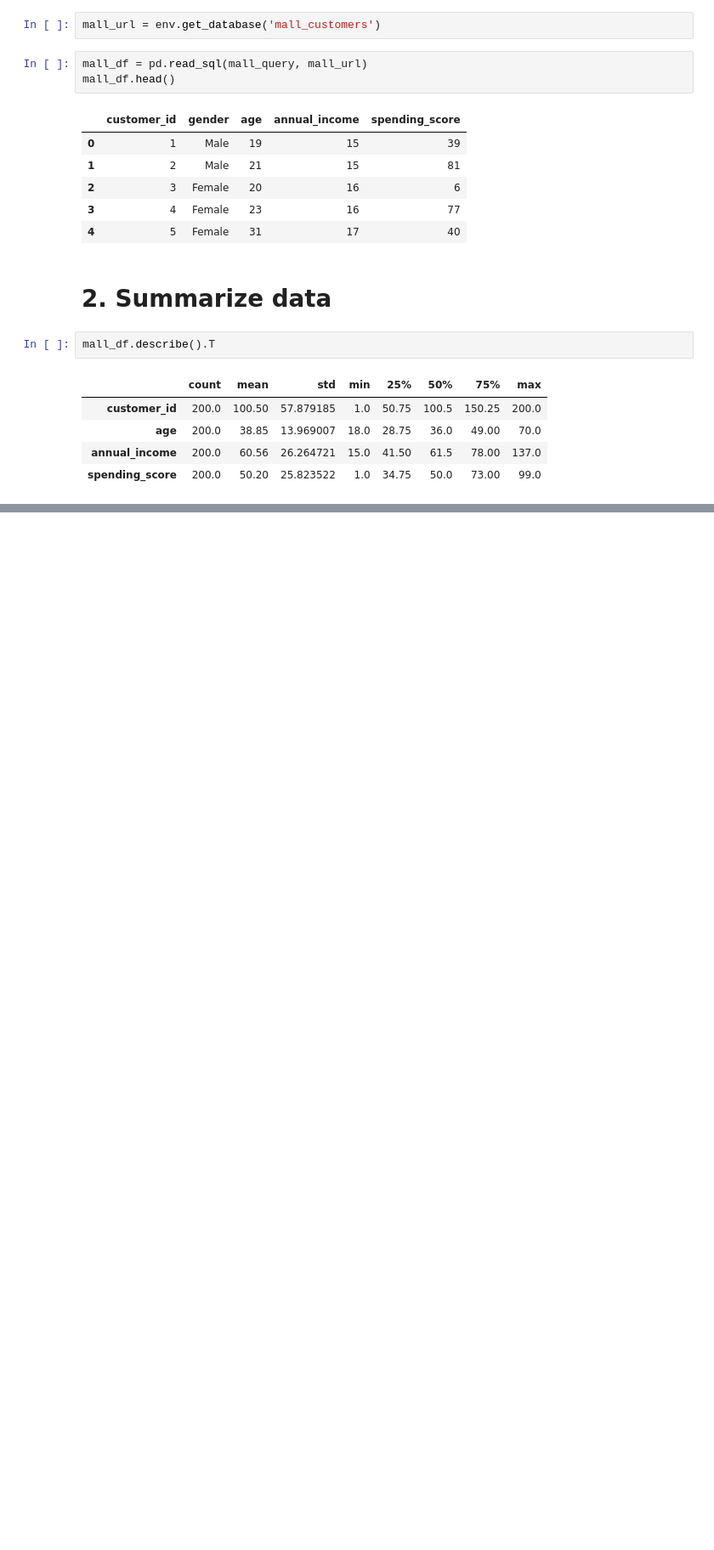
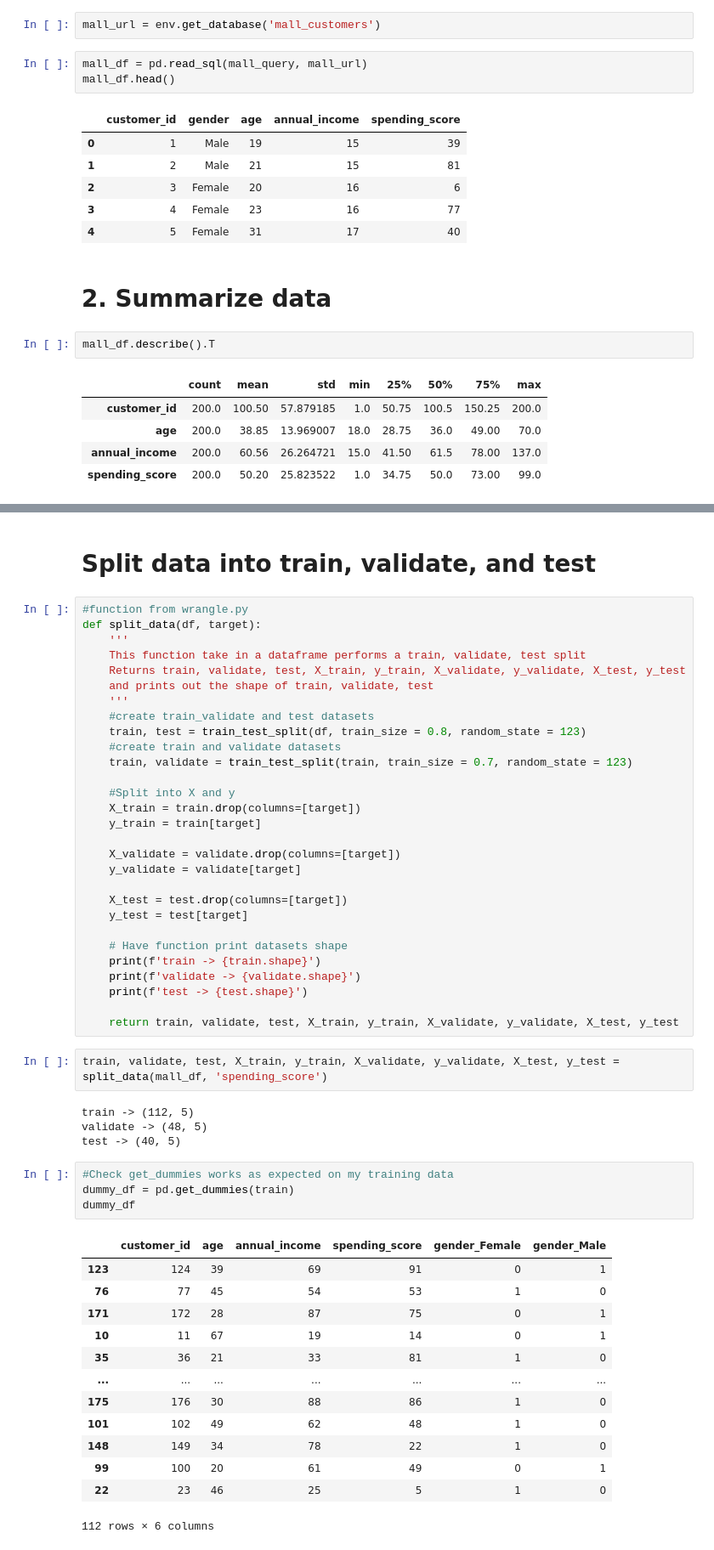
Before and after one commit to wherrickjr/clustering-exercises, a Jupyter notebook: zillow.ipynb, the cells around one changed output, grey strips where cells are left out. Shown at 85% size. Saved outputs shown, nothing was run; the diff lists cells and outputs as text; blank space fills up the shorter version.

```diff
--- a/zillow.ipynb
+++ b/zillow.ipynb
@@ -307,0 +392,55 @@ spending_score
+# %% [markdown]
+# Split data into train, validate, and test
+# %%
+#function from wrangle.py
+def split_data(df, target):
+    '''
+    This function take in a dataframe performs a train, validate, test split
+    Returns train, validate, test, X_train, y_train, X_validate, y_validate, X_test, y_test
+    and prints out the shape of train, validate, test
+    '''
+    #create train_validate and test datasets
+    train, test = train_test_split(df, train_size = 0.8, random_state = 123)
+    #create train and validate datasets
+    train, validate = train_test_split(train, train_size = 0.7, random_state = 123)
+
+    #Split into X and y
+    X_train = train.drop(columns=[target])
+    y_train = train[target]
+
+    X_validate = validate.drop(columns=[target])
+    y_validate = validate[target]
+
+    X_test = test.drop(columns=[target])
+    y_test = test[target]
+
+    # Have function print datasets shape
+    print(f'train -> {train.shape}')
+    print(f'validate -> {validate.shape}')
+    print(f'test -> {test.shape}')
+
+    return train, validate, test, X_train, y_train, X_validate, y_validate, X_test, y_test
+# %%
+train, validate, test, X_train, y_train, X_validate, y_validate, X_test, y_test = split_data(mall_df, 'spending_score')
+# %% [output]
+train -> (112, 5)
+validate -> (48, 5)
+test -> (40, 5)
+# %%
+#Check get_dummies works as expected on my training data
+dummy_df = pd.get_dummies(train)
+dummy_df
+# %% [output]
+|  | customer_id | age | annual_income | spending_score | gender_Female | gender_Male |
+| 123 | 124 | 39 | 69 | 91 | 0 | 1 |
+| 76 | 77 | 45 | 54 | 53 | 1 | 0 |
+| 171 | 172 | 28 | 87 | 75 | 0 | 1 |
+| 10 | 11 | 67 | 19 | 14 | 0 | 1 |
+| 35 | 36 | 21 | 33 | 81 | 1 | 0 |
+| ... | ... | ... | ... | ... | ... | ... |
+| 175 | 176 | 30 | 88 | 86 | 1 | 0 |
+| 101 | 102 | 49 | 62 | 48 | 1 | 0 |
+| 148 | 149 | 34 | 78 | 22 | 1 | 0 |
+| 99 | 100 | 20 | 61 | 49 | 0 | 1 |
+| 22 | 23 | 46 | 25 | 5 | 1 | 0 |
+112 rows × 6 columns
```
Also changed, not shown: parts of 24 cells of this notebook.
